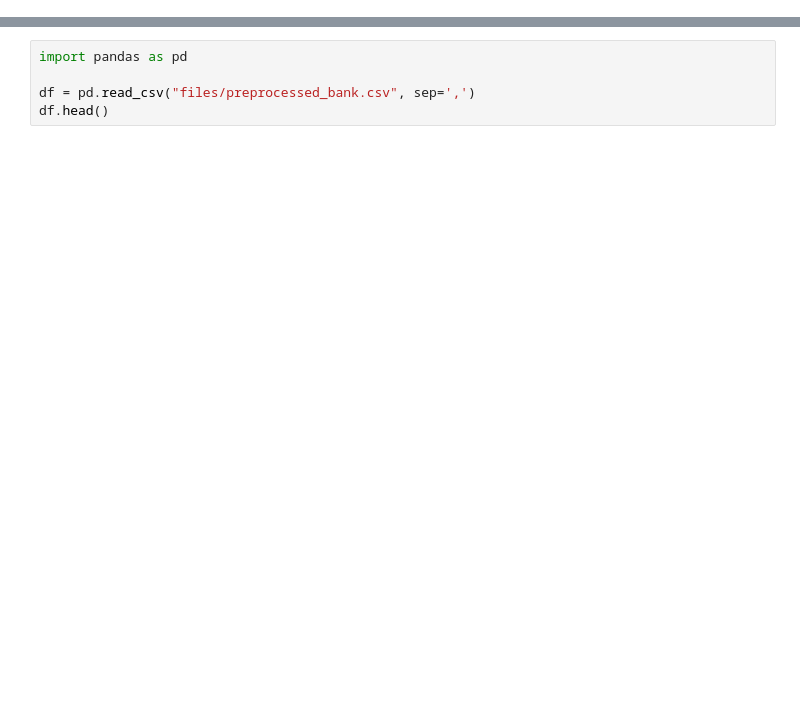
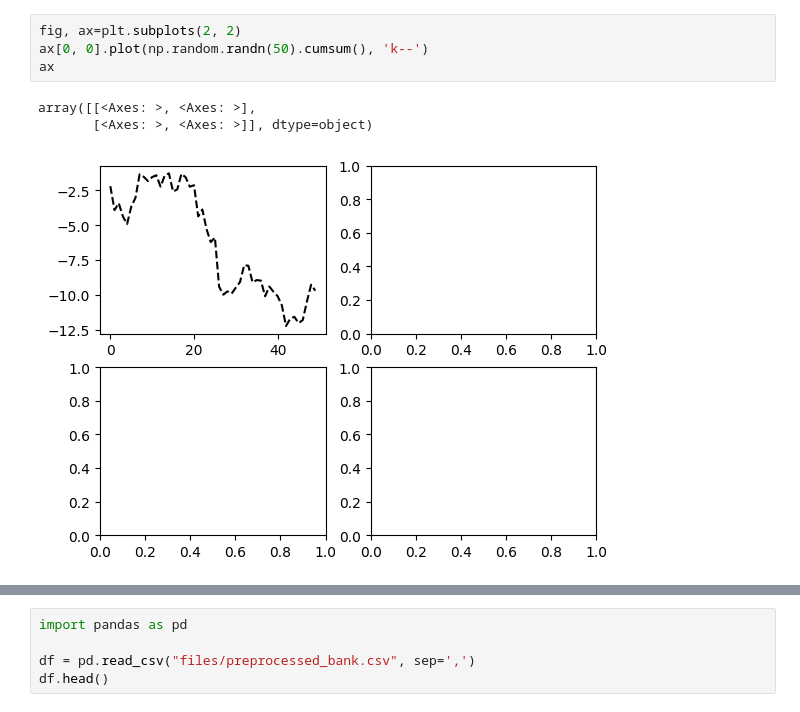
Before and after one commit to ChargeChallenger/TANN-notebooks, a Jupyter notebook: 05-visualisation.ipynb, the cells around one changed output, grey strips where cells are left out. Saved outputs shown, nothing was run; the diff lists cells and outputs as text; blank space fills up the shorter version.

```diff
--- a/05-visualisation.ipynb
+++ b/05-visualisation.ipynb
@@ -0,0 +14,8 @@
+# %%
+fig, ax=plt.subplots(2, 2)
+ax[0, 0].plot(np.random.randn(50).cumsum(), 'k--')
+ax
+# %% [output]
+array([[<Axes: >, <Axes: >],
+       [<Axes: >, <Axes: >]], dtype=object)
+[figure, added]
```
Also changed, not shown: parts of 52 cells of this notebook, 6 other files.
